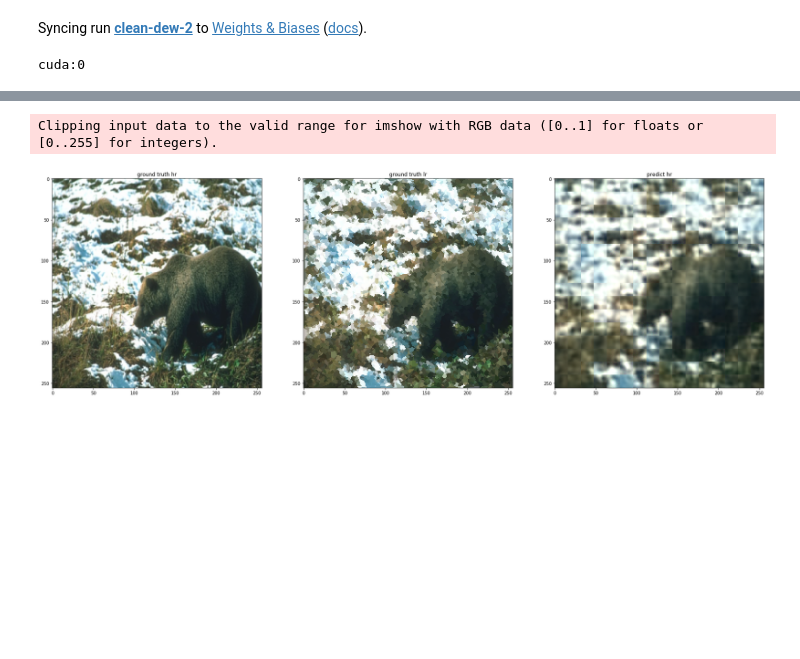
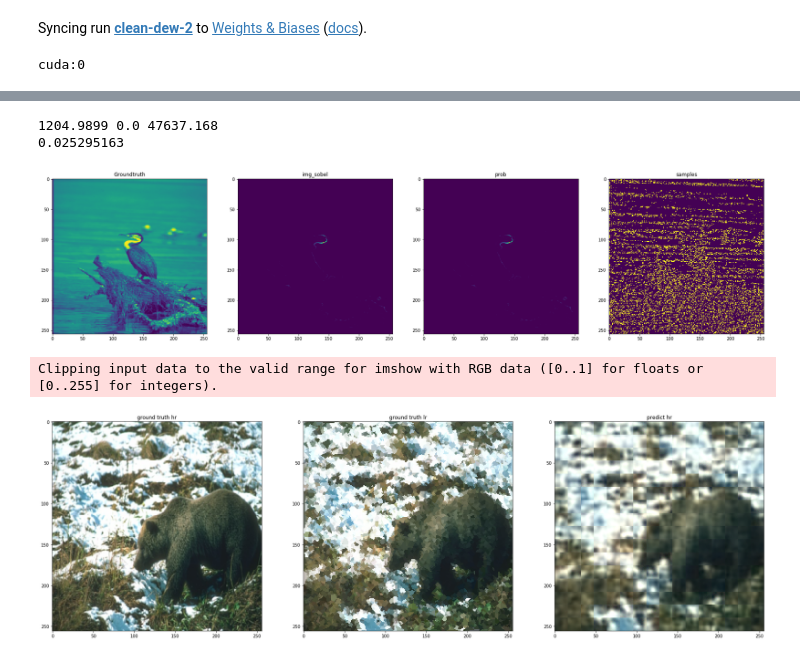
Before and after one commit to YanjieZe/NU-SSSR, a Jupyter notebook: mae-finetune-set5.ipynb, the cells around one changed output, grey strips where cells are left out. Drawn from its saved outputs; the diff is of its cells as text; code cells hidden in the pictures; blank space fills up the shorter version.

```diff
--- a/mae-finetune-set5.ipynb
+++ b/mae-finetune-set5.ipynb
@@ -178,3 +192,52 @@ torch.Size([256, 256, 4]) torch.Size([256, 256, 3])
+# %%
+
+import cv2
+
+
+img_gray = cv2.cvtColor(img_hr.numpy(), cv2.COLOR_RGB2GRAY)
+
+img_sobelX = cv2.Sobel(img_gray, -1, 1, 0)
+img_sobelY = cv2.Sobel(img_gray, -1, 0, 1)
+img_sobel = (img_sobelX**2 + img_sobelY**2).astype(np.float32)
+# img_sobel = np.sqrt(img_sobel)
+img_sobel = img_sobel**3
+print(np.max(img_sobel, axis=(0, 1)), np.min(img_sobel, axis=(0, 1)), np.sum(img_sobel, axis=(0, 1)))
+
+points_seperate = np.meshgrid(np.arange(img_gray.shape[0]), np.arange(img_gray.shape[1]))
+points = np.stack(points_seperate, axis=1)
+
+prob = img_sobel / np.sum(img_sobel, axis=(0, 1))
+
+choices = np.random.choice(a=np.arange(img_gray.shape[0] * img_gray.shape[1]), size=100, replace=False, p=prob.reshape(-1))
+
+print(np.max(prob) - np.min(prob))
+
+figsize=(30, 30)
+plt.figure(1, figsize=figsize)
+plt.subplot(1, 4, 1)
+plt.imshow(img_gray)
+plt.title('Groundtruth')
+
+plt.figure(1, figsize=figsize)
+plt.subplot(1, 4, 2)
+plt.imshow(img_sobel)
+plt.title('img_sobel')
+
+plt.figure(1, figsize=figsize)
+plt.subplot(1, 4, 3)
+plt.imshow(prob)
+plt.title('prob')
+
+plt.figure(1, figsize=figsize)
+plt.subplot(1, 4, 4)
+plt.imshow(img_lr[:, :, 3])
+plt.title('samples')
+
+plt.show()
+# %% [output]
+1204.9899 0.0 47637.168
+0.025295163
+[figure, added]
 # %%
 
 # for _ in range(800): # Default setting in MAE paper
```
Also changed, not shown: parts of 3 cells of this notebook, 3 other files.
